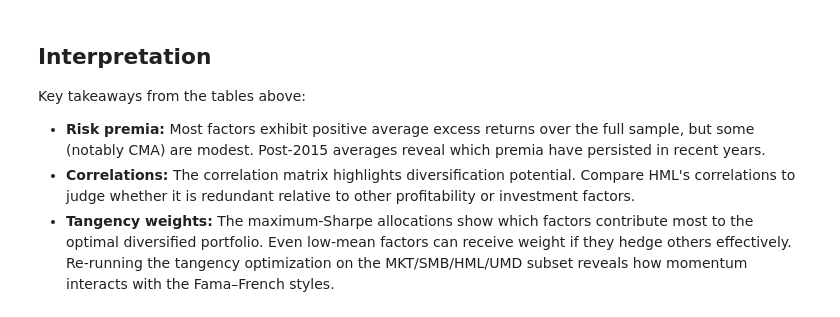
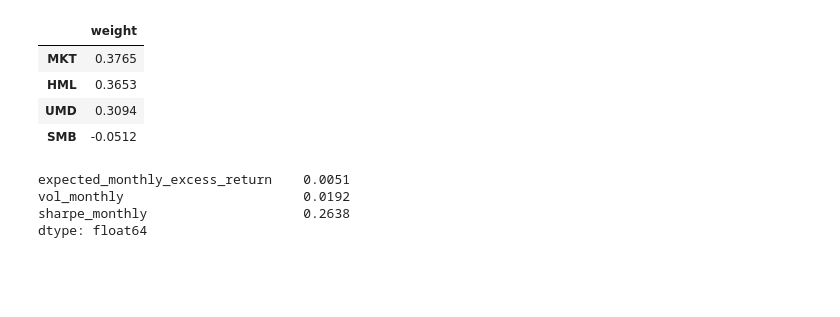
Before and after one commit to zaranip/prm-b-group, a Jupyter notebook: assignment5/zara_part2.ipynb, the cells around one changed output. Saved outputs shown, nothing was run; the diff lists cells and outputs as text; code cells hidden in the pictures; blank space fills up the shorter version.

```diff
--- a/assignment5/zara_part2.ipynb
+++ b/assignment5/zara_part2.ipynb
@@ -103,17 +153,23 @@ weights_subset.sort_values(ascending=False).round(4)
 # %%
+subset_cols = ['MKT', 'SMB', 'HML', 'UMD']
+weights_subset = tangency_portfolio(factors[subset_cols])
 subset_mean = factors[subset_cols].mean()
 subset_cov = factors[subset_cols].cov()
 tangency_subset_stats = pd.Series({
     'expected_monthly_excess_return': np.dot(weights_subset, subset_mean),
     'vol_monthly': np.sqrt(np.dot(weights_subset, subset_cov.dot(weights_subset))),
 })
 tangency_subset_stats['sharpe_monthly'] = tangency_subset_stats['expected_monthly_excess_return'] / tangency_subset_stats['vol_monthly']
-tangency_subset_stats.round(4)
+
+display(weights_subset.sort_values(ascending=False).round(4).to_frame('weight'))
+display(tangency_subset_stats.round(4))
+# %% [output]
+|  | weight |
+| MKT | 0.3765 |
+| HML | 0.3653 |
+| UMD | 0.3094 |
+| SMB | -0.0512 |
+expected_monthly_excess_return    0.0051
+vol_monthly                       0.0192
+sharpe_monthly                    0.2638
+dtype: float64
-# %% [markdown]
-## Interpretation
-
-Key takeaways from the tables above:
-
-- **Risk premia:** Most factors exhibit positive average excess returns over the full sample, but some (notably CMA) are modest. Post-2015 averages reveal which premia have persisted in recent years.
-- **Correlations:** The correlation matrix highlights diversification potential. Compare HML's correlations to judge whether it is redundant relative to other profitability or investment factors.
-- **Tangency weights:** The maximum-Sharpe allocations show which factors contribute most to the optimal diversified portfolio. Even low-mean factors can receive weight if they hedge others effectively. Re-running the tangency optimization on the MKT/SMB/HML/UMD subset reveals how momentum interacts with the Fama–French styles.
```
Also changed, not shown: parts of 28 cells of this notebook, 1 other file.
